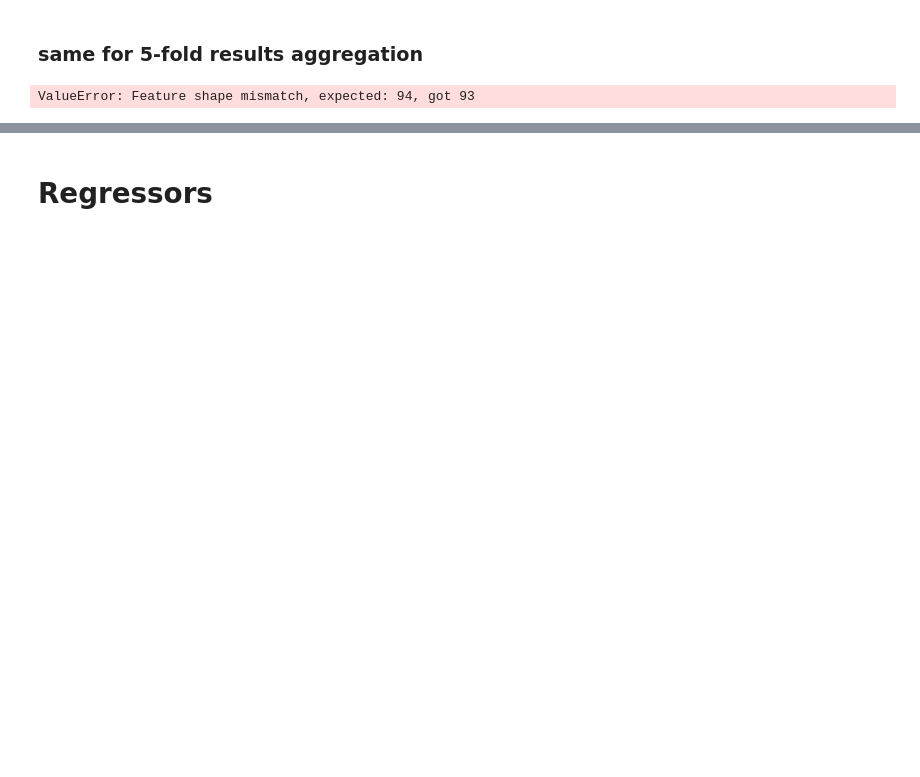
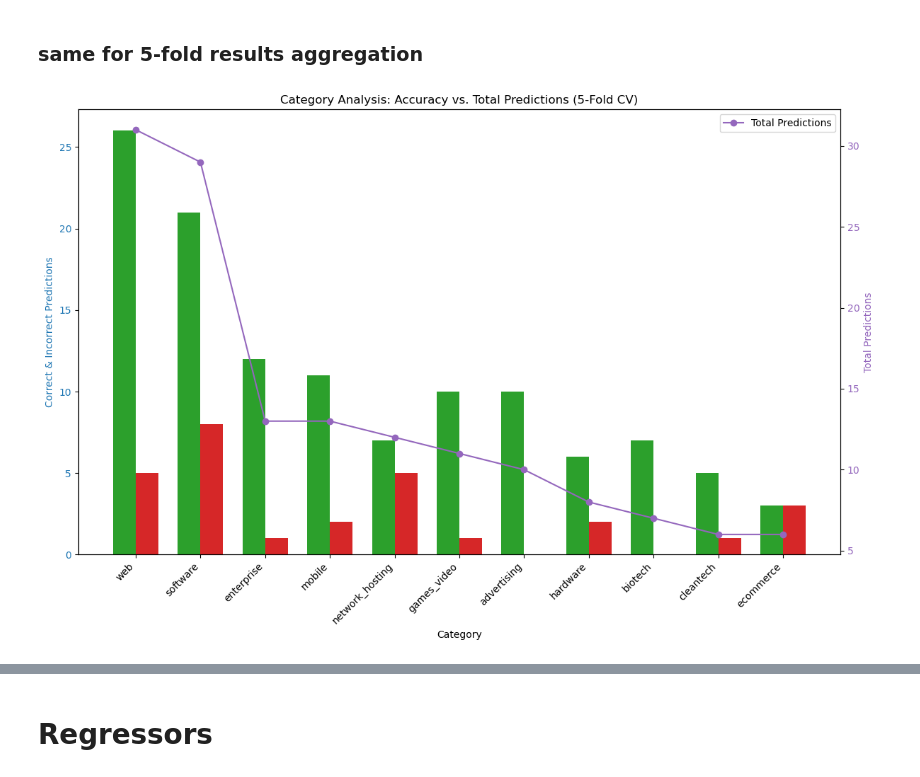
Before and after one commit to MayaVB/Applied_DS_Project, a Jupyter notebook: notebooks/main.ipynb, the cells around one changed output, grey strips where cells are left out. Drawn from its saved outputs; the diff is of its cells as text; code cells hidden in the pictures; blank space fills up the shorter version.

```diff
--- a/notebooks/main.ipynb
+++ b/notebooks/main.ipynb
@@ -682,11 +547,11 @@ for train_index, test_index in kf.split(result_df):
 
     # Replace this with your actual model fitting and predicting code
     xgb_pred, xgb_prob = predict_model(xgb_clf, X_test)
-    rf_red, rf_prob = predict_model(rf_clf, X_test)
+    # rfv2_pred, rfv2_prob = predict_model(rfv2_clf, X_test)
     svm_pred, svm_prob = predict_model(svm_clf, X_test)
 
     # Stack the predictions into a matrix
-    predictions = np.vstack((xgb_pred, rf_pred, svm_pred)).T
+    predictions = np.vstack((xgb_pred, svm_pred)).T
 
     # Majority voting
     ensemble_pred, _ = mode(predictions, axis=1)
@@ -722,58 +587,34 @@ bar_width = 0.35
 # Plotting Correct vs Incorrect predictions side by side
 fig, ax1 = plt.subplots(figsize=(12, 8))
 
 color = 'tab:blue'
 ax1.set_xlabel('Category')
 ax1.set_ylabel('Correct & Incorrect Predictions', color=color)
 
 # Set the positions for the bars
 index = np.arange(len(category_df_cv))
 
 # Plot the bars side by side
 ax1.bar(index - bar_width/2, category_df_cv['Correct'], bar_width, color='tab:green', label='Correct')
 ax1.bar(index + bar_width/2, category_df_cv['Incorrect'], bar_width, color='tab:red', label='Incorrect')
 
 ax1.tick_params(axis='y', labelcolor=color)
 ax1.set_xticks(index)
 ax1.set_xticklabels(category_df_cv.index, rotation=45, ha='right')
 
 # Create a second y-axis for the total counts
 ax2 = ax1.twinx()
 color = 'tab:purple'
 ax2.set_ylabel('Total Predictions', color=color)
 ax2.plot(index, category_df_cv['Total'], color=color, marker='o', label='Total Predictions')
 ax2.tick_params(axis='y', labelcolor=color)
 
 plt.title('Category Analysis: Accuracy vs. Total Predictions (5-Fold CV)')
 fig.tight_layout()
 plt.legend()
 plt.show()
-
-
-# # Plotting Correct vs Incorrect predictions along with total predictions
-# fig, ax1 = plt.subplots(figsize=(12, 8))
-
-# color = 'tab:blue'
-# ax1.set_xlabel('Category')
-# ax1.set_ylabel('Correct & Incorrect Predictions', color=color)
-# ax1.bar(category_df_cv.index, category_df_cv['Correct'], color='tab:green', label='Correct')
-# ax1.bar(category_df_cv.index, category_df_cv['Incorrect'], color='tab:red', label='Incorrect', bottom=category_df_cv['Correct'])
-# ax1.tick_params(axis='y', labelcolor=color)
-# plt.xticks(rotation=45, ha='right')
-
-# # Create a second y-axis for the total counts
-# ax2 = ax1.twinx()
-# color = 'tab:purple'
-# ax2.set_ylabel('Total Predictions', color=color)
-# ax2.plot(category_df_cv.index, category_df_cv['Total'], color=color, marker='o', label='Total Predictions')
-# ax2.tick_params(axis='y', labelcolor=color)
-
-# plt.title('Category Analysis: Accuracy vs. Total Predictions (5-Fold CV)')
-# fig.tight_layout()
-# plt.legend()
-# plt.show()
 # %% [output]
-ValueError: Feature shape mismatch, expected: 94, got 93
+[figure, added]
 # %%
 # Extract GDP and UEM columns
 gdp_columns = [col for col in result_df.columns if 'GDP_growth_at_year' in col]
```
Also changed, not shown: parts of 65 cells of this notebook.
